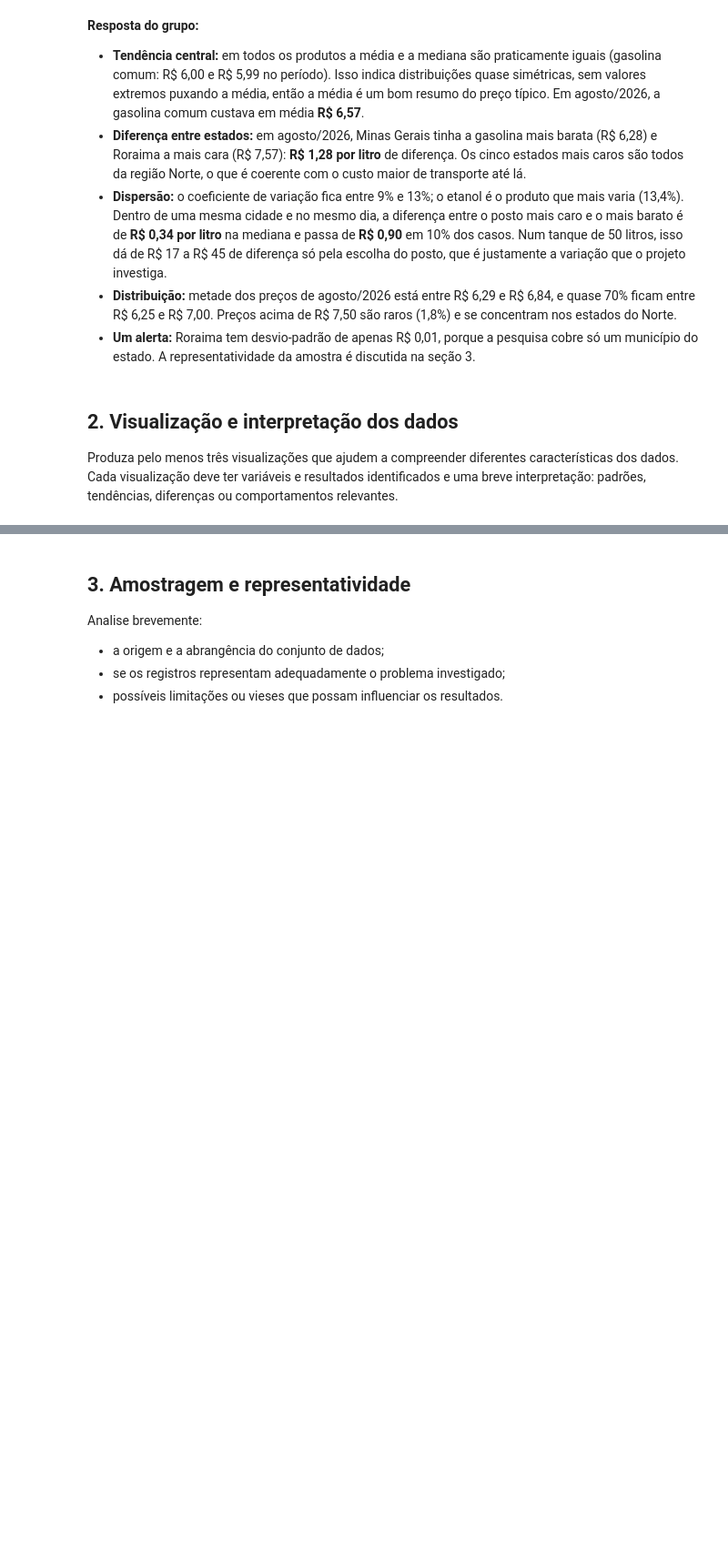
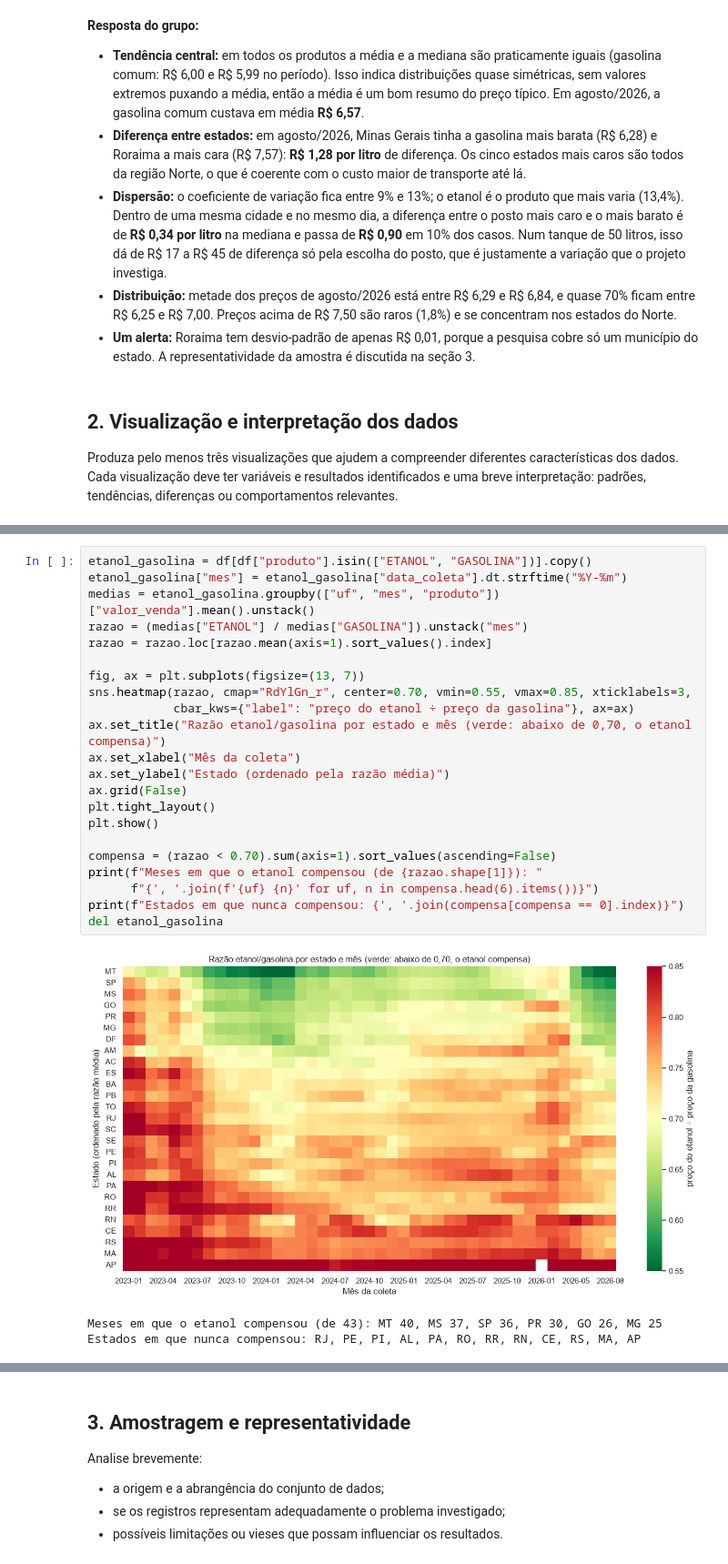
Before and after one commit to EduardoPereirabsi/PJBL01-Precos-combustiveis, a Jupyter notebook: PJBL_RA3_analise.ipynb, the cells around one changed output, grey strips where cells are left out. Shown at 91% size. Drawn from its saved outputs; the diff is of its cells as text; blank space fills up the shorter version.

```diff
--- a/PJBL_RA3_analise.ipynb
+++ b/PJBL_RA3_analise.ipynb
@@ -209,0 +298,26 @@ Produza pelo menos três visualizações que ajudem a compreender diferentes car
+# %%
+etanol_gasolina = df[df["produto"].isin(["ETANOL", "GASOLINA"])].copy()
+etanol_gasolina["mes"] = etanol_gasolina["data_coleta"].dt.strftime("%Y-%m")
+medias = etanol_gasolina.groupby(["uf", "mes", "produto"])["valor_venda"].mean().unstack()
+razao = (medias["ETANOL"] / medias["GASOLINA"]).unstack("mes")
+razao = razao.loc[razao.mean(axis=1).sort_values().index]
+
+fig, ax = plt.subplots(figsize=(13, 7))
+sns.heatmap(razao, cmap="RdYlGn_r", center=0.70, vmin=0.55, vmax=0.85, xticklabels=3,
+            cbar_kws={"label": "preço do etanol ÷ preço da gasolina"}, ax=ax)
+ax.set_title("Razão etanol/gasolina por estado e mês (verde: abaixo de 0,70, o etanol compensa)")
+ax.set_xlabel("Mês da coleta")
+ax.set_ylabel("Estado (ordenado pela razão média)")
+ax.grid(False)
+plt.tight_layout()
+plt.show()
+
+compensa = (razao < 0.70).sum(axis=1).sort_values(ascending=False)
+print(f"Meses em que o etanol compensou (de {razao.shape[1]}): "
+      f"{', '.join(f'{uf} {n}' for uf, n in compensa.head(6).items())}")
+print(f"Estados em que nunca compensou: {', '.join(compensa[compensa == 0].index)}")
+del etanol_gasolina
+# %% [output]
+[figure, added]
+Meses em que o etanol compensou (de 43): MT 40, MS 37, SP 36, PR 30, GO 26, MG 25
+Estados em que nunca compensou: RJ, PE, PI, AL, PA, RO, RR, RN, CE, RS, MA, AP
```
Also changed, not shown: parts of 11 cells of this notebook.
